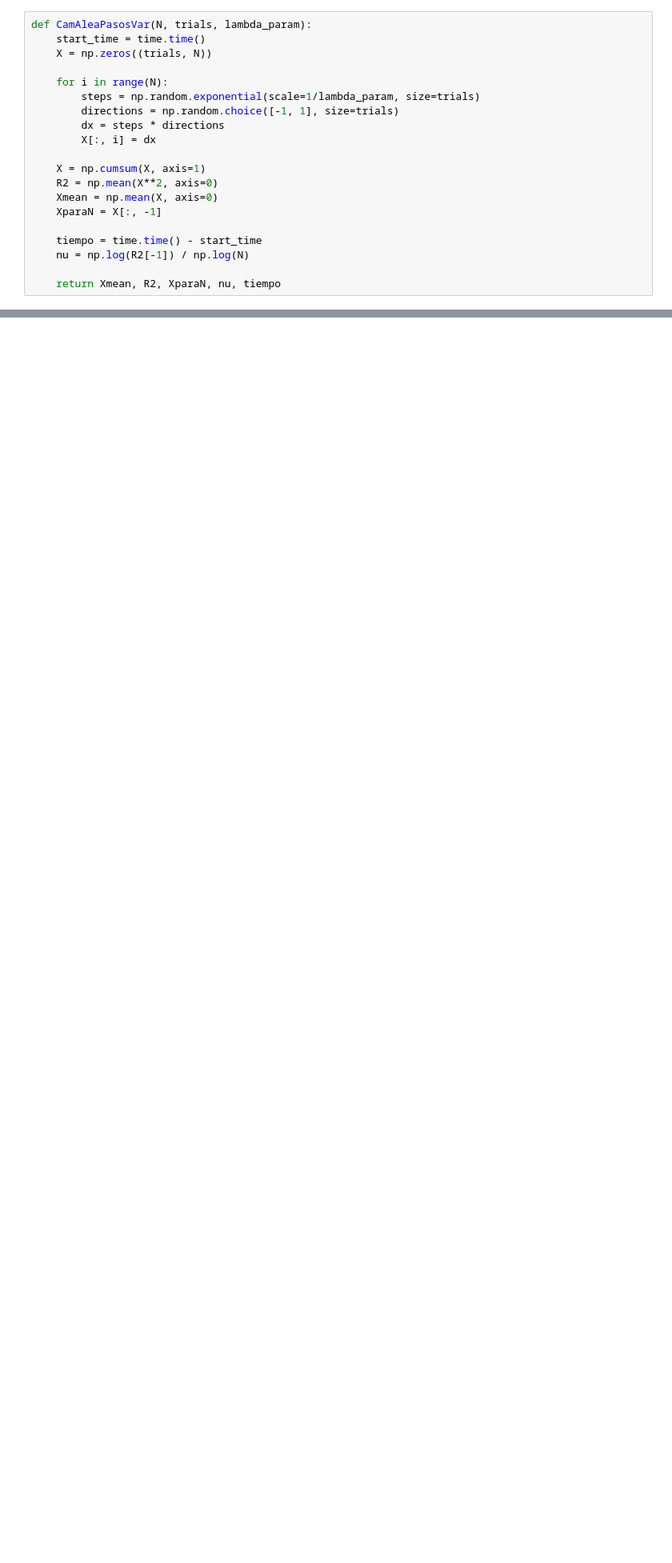
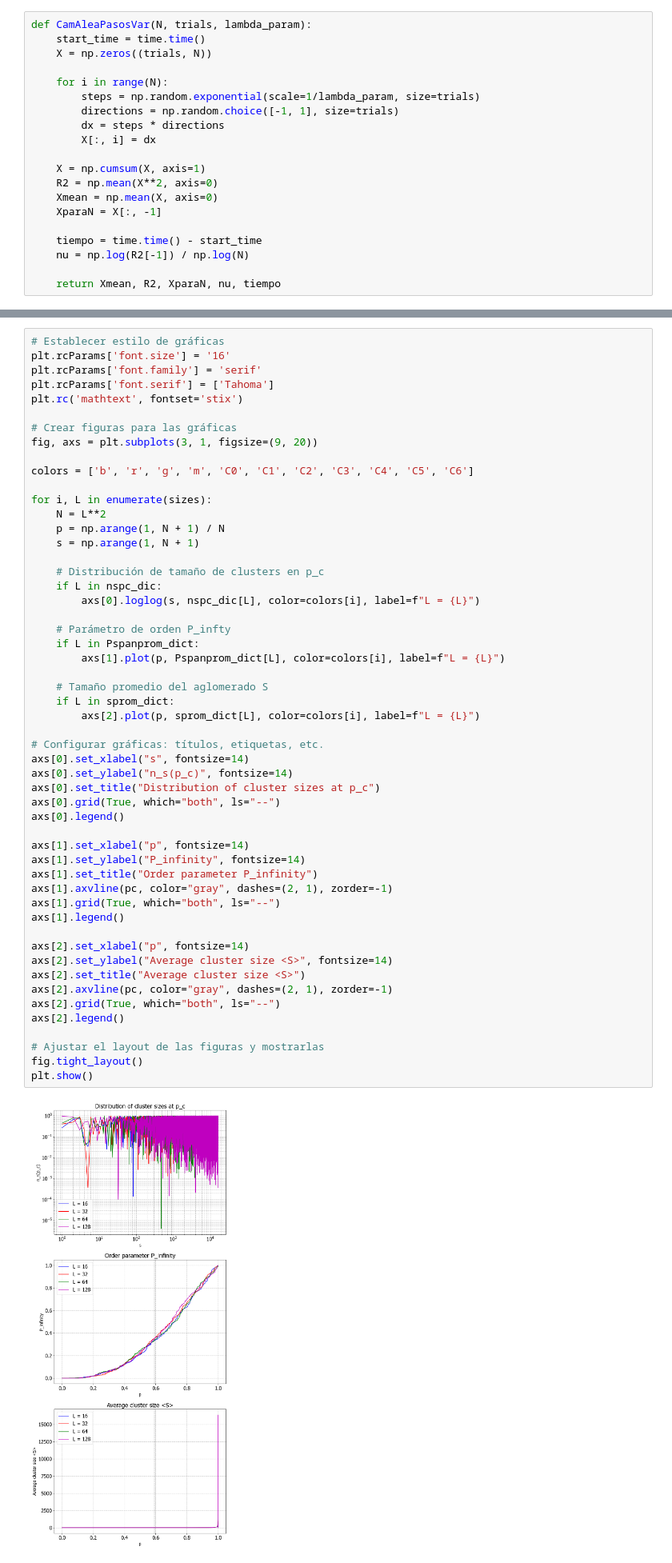
Before and after one commit to apareram/f-sica-computacional, a Jupyter notebook: e2/hacia2parcial.ipynb, the cells around one changed output, grey strips where cells are left out. Shown at 80% size. Cells and saved outputs as stored; diff of their text form; blank space fills up the shorter version.

```diff
--- a/e2/hacia2parcial.ipynb
+++ b/e2/hacia2parcial.ipynb
@@ -116,0 +560,55 @@ plots(N, Xmean, R2, XparaN, "Caminante Aleatorio con Paso Variable", nu, tiempo)
+# %%
+# Establecer estilo de gráficas
+plt.rcParams['font.size'] = '16'
+plt.rcParams['font.family'] = 'serif'
+plt.rcParams['font.serif'] = ['Tahoma']
+plt.rc('mathtext', fontset='stix')
+
+# Crear figuras para las gráficas
+fig, axs = plt.subplots(3, 1, figsize=(9, 20))
+
+colors = ['b', 'r', 'g', 'm', 'C0', 'C1', 'C2', 'C3', 'C4', 'C5', 'C6']
+
+for i, L in enumerate(sizes):
+    N = L**2
+    p = np.arange(1, N + 1) / N
+    s = np.arange(1, N + 1)
+
+    # Distribución de tamaño de clusters en p_c
+    if L in nspc_dic:
+        axs[0].loglog(s, nspc_dic[L], color=colors[i], label=f"L = {L}")
+
+    # Parámetro de orden P_infty
+    if L in Pspanprom_dict:
+        axs[1].plot(p, Pspanprom_dict[L], color=colors[i], label=f"L = {L}")
+
+    # Tamaño promedio del aglomerado S
+    if L in sprom_dict:
+        axs[2].plot(p, sprom_dict[L], color=colors[i], label=f"L = {L}")
+
+# Configurar gráficas: títulos, etiquetas, etc.
+axs[0].set_xlabel("s", fontsize=14)
+axs[0].set_ylabel("n_s(p_c)", fontsize=14)
+axs[0].set_title("Distribution of cluster sizes at p_c")
+axs[0].grid(True, which="both", ls="--")
+axs[0].legend()
+
+axs[1].set_xlabel("p", fontsize=14)
+axs[1].set_ylabel("P_infinity", fontsize=14)
+axs[1].set_title("Order parameter P_infinity")
+axs[1].axvline(pc, color="gray", dashes=(2, 1), zorder=-1)
+axs[1].grid(True, which="both", ls="--")
+axs[1].legend()
+
+axs[2].set_xlabel("p", fontsize=14)
+axs[2].set_ylabel("Average cluster size <S>", fontsize=14)
+axs[2].set_title("Average cluster size <S>")
+axs[2].axvline(pc, color="gray", dashes=(2, 1), zorder=-1)
+axs[2].grid(True, which="both", ls="--")
+axs[2].legend()
+
+# Ajustar el layout de las figuras y mostrarlas
+fig.tight_layout()
+plt.show()
+# %% [output]
+[figure, added]
```
Also changed, not shown: parts of 48 cells of this notebook, 6 other files.
